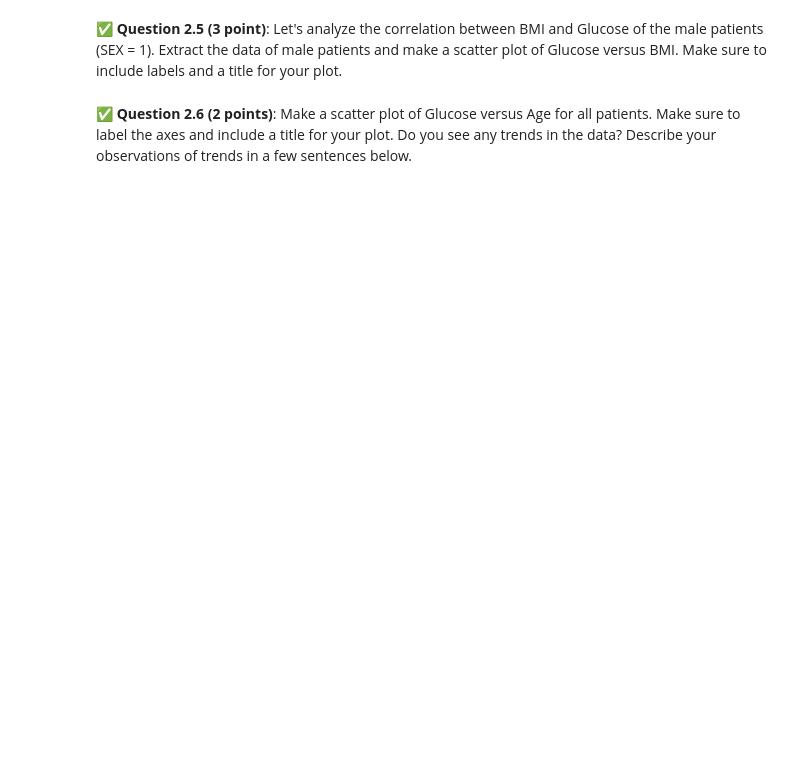
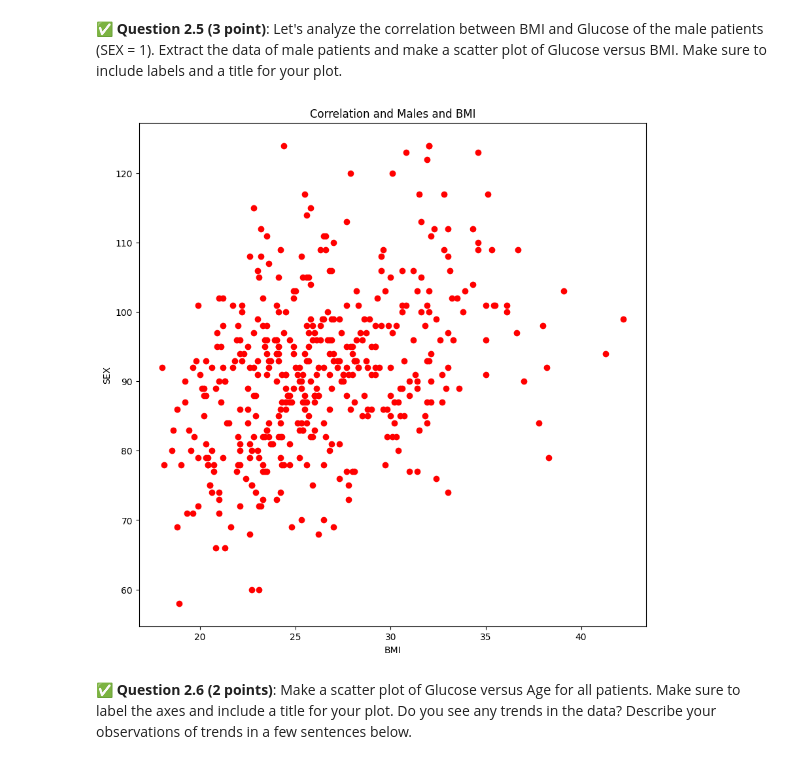
Before and after one commit to callewiss/CMSE202-s26-turnin, a Jupyter notebook: midterm/CMSE202-Midterm-Section004-calvinlewis.ipynb, the cells around one changed output. Drawn from its saved outputs; the diff is of its cells as text; code cells hidden in the pictures; blank space fills up the shorter version.

```diff
--- a/midterm/CMSE202-Midterm-Section004-calvinlewis.ipynb
+++ b/midterm/CMSE202-Midterm-Section004-calvinlewis.ipynb
@@ -97,3 +102,8 @@ Download the file `SAS.csv` using `curl` available at this URL: `https://raw.git
 And, you can also use `dir()` to get a list of all the methods and attributes of a package or object. For example, you can run `dir(pandas)` to get a list of all the methods and attributes in the pandas package, and you can run `dir(pandas.DataFrame)` to get a list of all the methods and attributes of the DataFrame class in pandas.
 # %%
 ### Put your code here:
+import pandas as pd
+
+sas_df = pd.read_csv("SAS.csv")
+
+sas_df.head(10)
@@ -109,6 +175,25 @@ And, you can also use `dir()` to get a list of all the methods and attributes of
 &#9989; **Question 2.5 (3 point)**: Let's analyze the correlation between BMI and Glucose of the male patients (SEX = 1). Extract the data of male patients and make a scatter plot of Glucose versus BMI. Make sure to include labels and a title for your plot.
 # %%
 ### Put your code here
+import matplotlib.pyplot as plt
+
+
+
+
+
+
+plt.figure(figsize=(10,10))
+plt.scatter(sas_df['BMI'], sas_df['Glucose'], color='red')
+
+
+
+plt.xlabel("BMI")
+plt.ylabel("SEX")
+
+plt.title("Correlation and Males and BMI")
+plt.show()
+# %% [output]
+[figure, added]
 # %% [markdown]
 &#9989; **Question 2.6 (2 points)**: Make a scatter plot of Glucose versus Age for all patients. Make sure to label the axes and include a title for your plot. Do you see any trends in the data? Describe your observations of trends in a few sentences below.
 # %%
```
Also changed, not shown: parts of 6 cells of this notebook, 1 other file.
